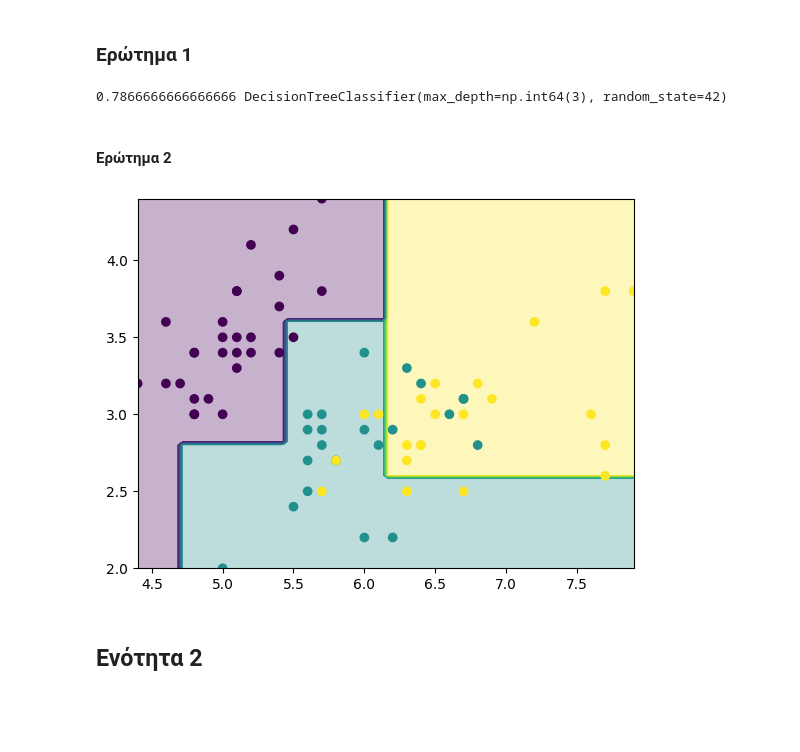
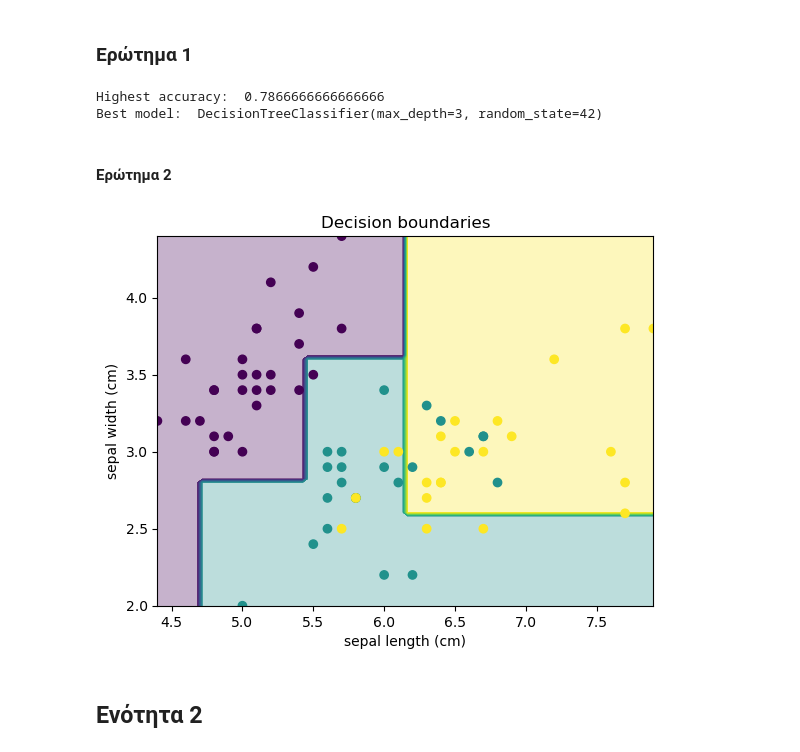
Before and after one commit to bilonio/ProjectML, a Jupyter notebook: Team30-AC.ipynb, the cells around one changed output. Drawn from its saved outputs; the diff is of its cells as text; code cells hidden in the pictures; blank space fills up the shorter version.

```diff
--- a/Team30-AC.ipynb
+++ b/Team30-AC.ipynb
@@ -319,22 +319,26 @@ def tune_model(model, param_grid):
 param_grid = {'max_depth': np.arange(1, 10)}
 best_accuracy, best_model = tune_model(DTC, param_grid)
 y_pred = best_model.predict(X_test)
-print(best_accuracy, best_model)
+print("Highest accuracy: ", best_accuracy, "\nBest model: ", best_model)
 # %% [output]
-0.7866666666666666 DecisionTreeClassifier(max_depth=np.int64(3), random_state=42)
+Highest accuracy:  0.7866666666666666
+Best model:  DecisionTreeClassifier(max_depth=3, random_state=42)
 # %% [markdown]
 #### Ερώτημα 2
 # %%
 
 # Plot the decision boundary
 feature_1, feature_2 = np.meshgrid(np.linspace(X_test[:, 0].min(), X_test[:, 0].max(), 100), np.linspace(X_test[:, 1].min(), X_test[:, 1].max(), 100)) # Create a grid of points
 grid = np.vstack([feature_1.ravel(), feature_2.ravel()]).T # Reshape the grid
 predictions = best_model.predict(grid).reshape(feature_1.shape) # Make predictions using the best model
 plt.contourf(feature_1, feature_2, predictions, alpha=0.3, cmap='viridis',levels=100) # Plot the decision boundaries
 plt.scatter(X_test[:, 0], X_test[:, 1], c=y_test) # Scatter plot of the test data
+plt.xlabel(iris.feature_names[0])
+plt.ylabel(iris.feature_names[1])
+plt.title("Decision boundaries")
 plt.show()
 # %% [output]
-[figure, old version]
+[figure, new version]
 # %% [markdown]
 ## Ενότητα 2
 # %% [markdown]
```
Also changed, not shown: parts of 8 cells of this notebook.
